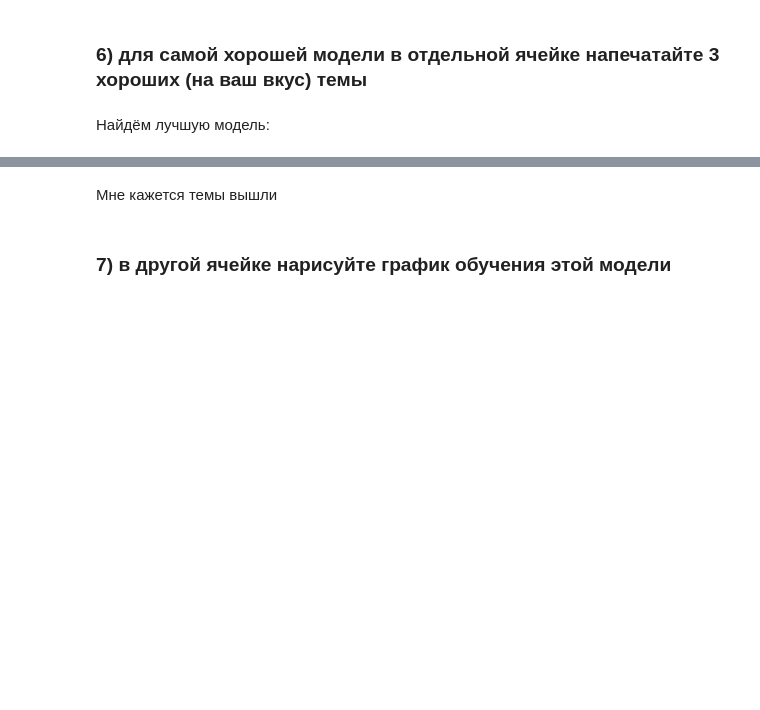
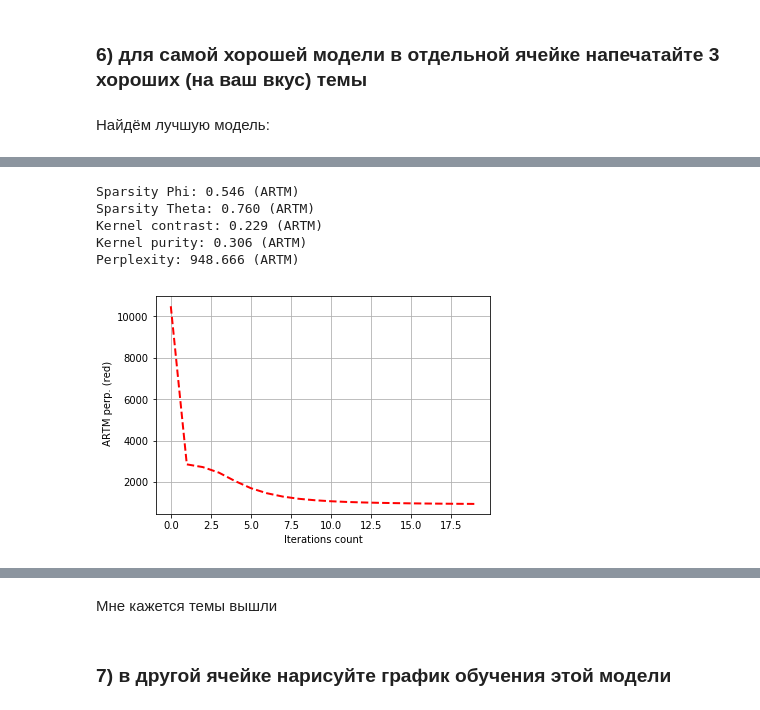
Before and after one commit to panteleeva48/NLP, a Jupyter notebook: Topic_model_BigARTM.ipynb, the cells around one changed output, grey strips where cells are left out. Cells and saved outputs as stored; diff of their text form; code cells hidden in the pictures; blank space fills up the shorter version.

```diff
--- a/Topic_model_BigARTM.ipynb
+++ b/Topic_model_BigARTM.ipynb
@@ -421,13 +476,20 @@ res
 # %%
 perplexity, model_artm = grid(batch_vectorizer=batch_vectorizer,
                               dictionary=dictionary,
-                              num_topics=res[0],
-                              tau_smooth=res[1],
-                              tau_sparse=res[2],
+                              num_topics=res[0][0],
+                              tau_smooth=res[0][1],
+                              tau_sparse=res[0][2],
                               n_epochs=20,
-                              n_doc_passes=res[3],
-                              sparse_phi=res[4],
-                              sparse_theta=res[4])
+                              n_doc_passes=res[0][3],
+                              sparse_phi=res[0][4],
+                              sparse_theta=res[0][4])
+# %% [output]
+Sparsity Phi: 0.546 (ARTM)
+Sparsity Theta: 0.760 (ARTM)
+Kernel contrast: 0.229 (ARTM)
+Kernel purity: 0.306 (ARTM)
+Perplexity: 948.666 (ARTM)
+[figure, added]
 # %%
 # посмотрим на темы
 for topic_name in model_artm.topic_names[:20]:
```
Also changed, not shown: parts of 7 cells of this notebook, 1 other file.
